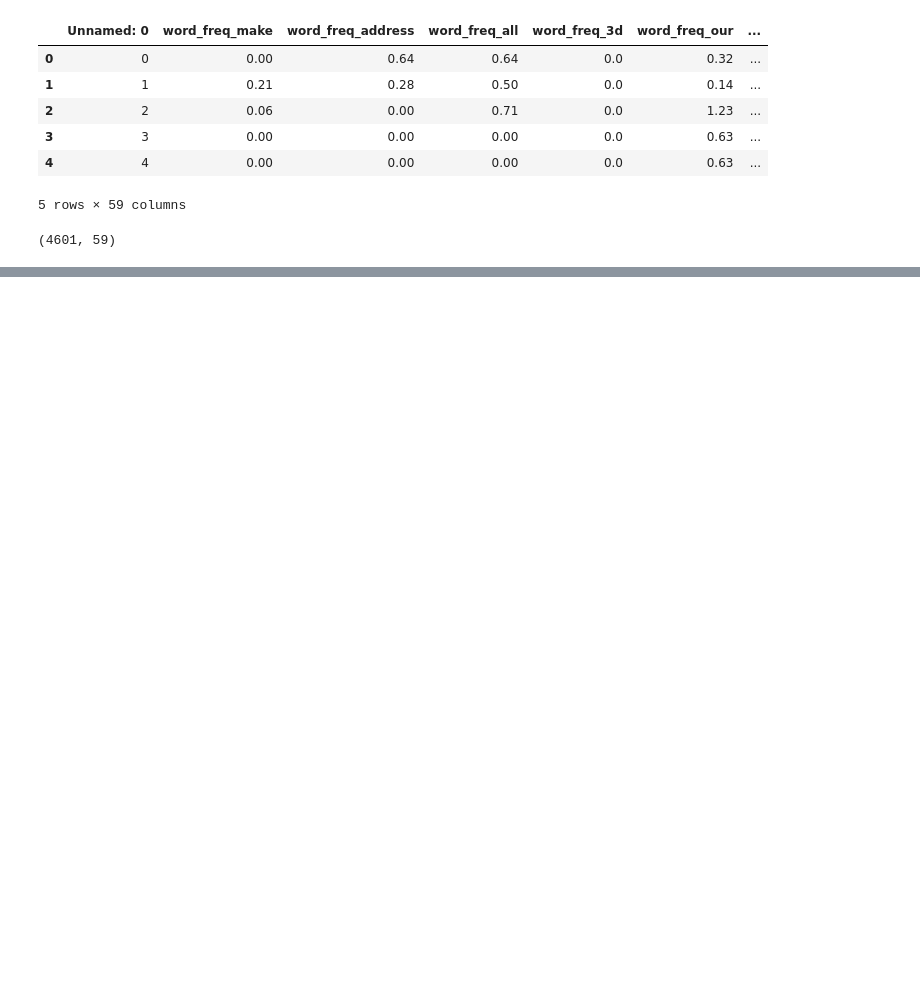
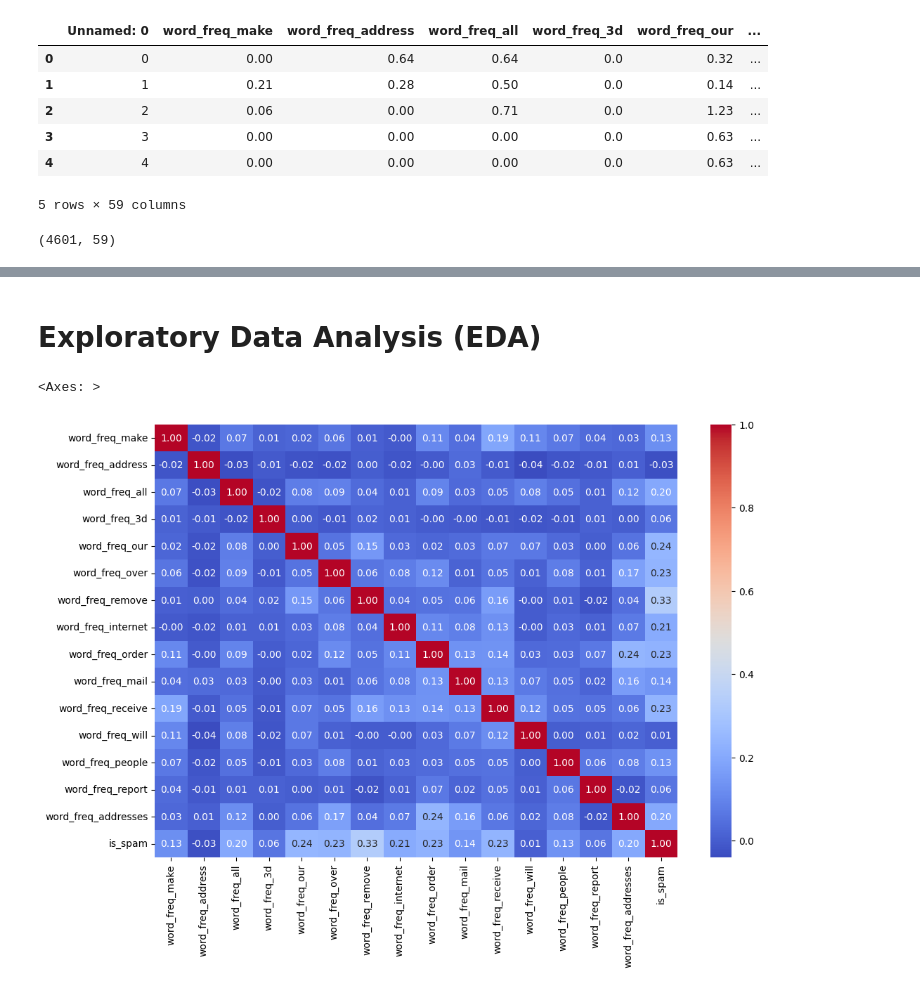
Before and after one commit to sba25360-byte/L7-Data-Exploration, a Jupyter notebook: Data_Exploration.ipynb, the cells around one changed output, grey strips where cells are left out. Drawn from its saved outputs; the diff is of its cells as text; code cells hidden in the pictures; blank space fills up the shorter version.

```diff
--- a/Data_Exploration.ipynb
+++ b/Data_Exploration.ipynb
@@ -42,0 +58,6 @@ df.shape
+# %%
+for col in df.columns:
+    if col != 'is_spam':
+        df[col] = pd.to_numeric(df[col], errors='coerce')
+# %%
+df.fillna(df.median(numeric_only=True), inplace=True)
@@ -42,0 +85,9 @@ df.shape
+# %% [markdown]
+# Exploratory Data Analysis (EDA)
+# %%
+plt.figure(figsize=(12, 8))
+subset_cols = df.columns[:15].tolist() + ['is_spam']
+sns.heatmap(df[subset_cols].corr(), annot=True, cmap='coolwarm', fmt=".2f")
+# %% [output]
+<Axes: >
+[figure, added]
```
Also changed, not shown: parts of 11 cells of this notebook.
